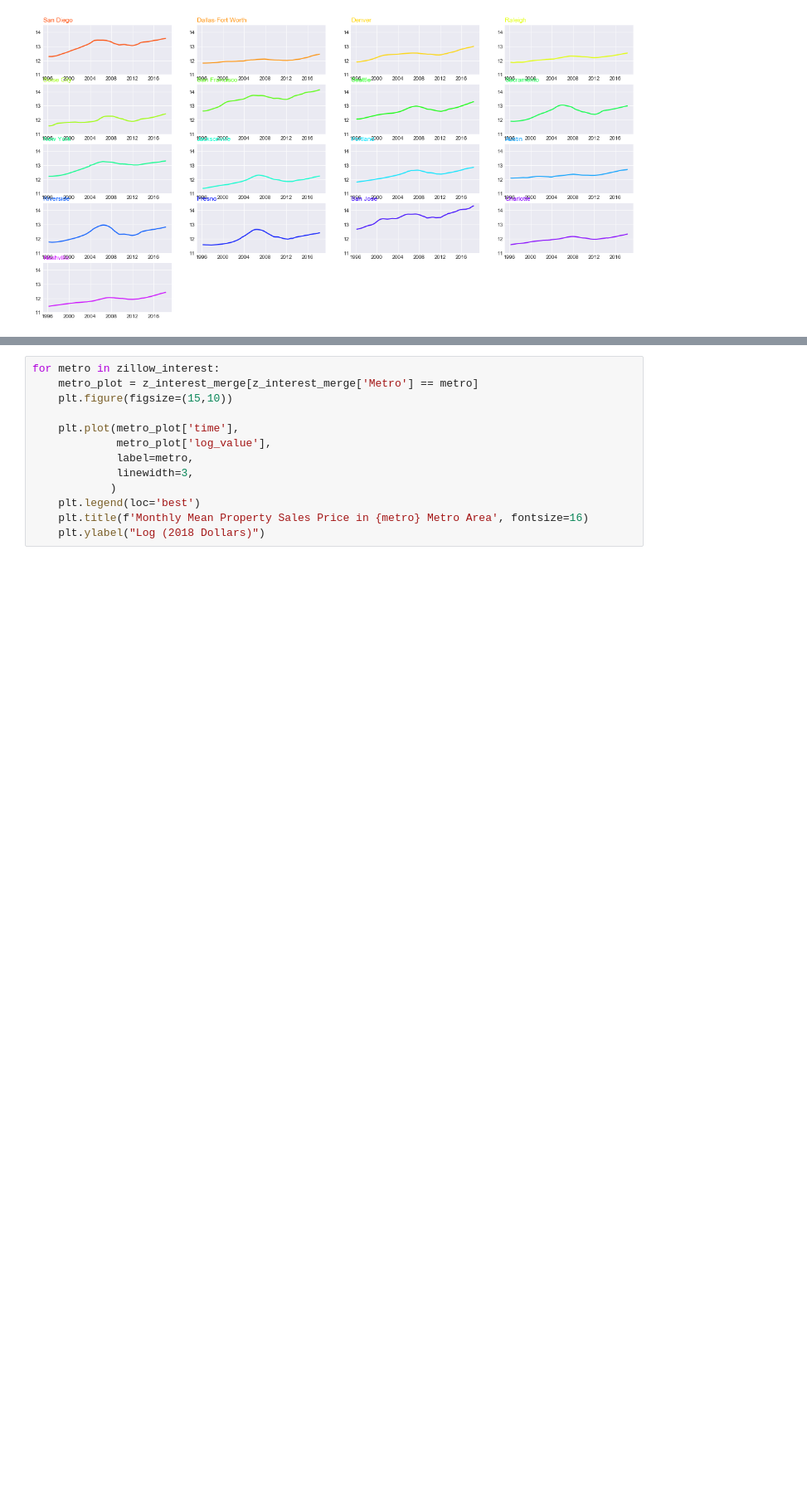
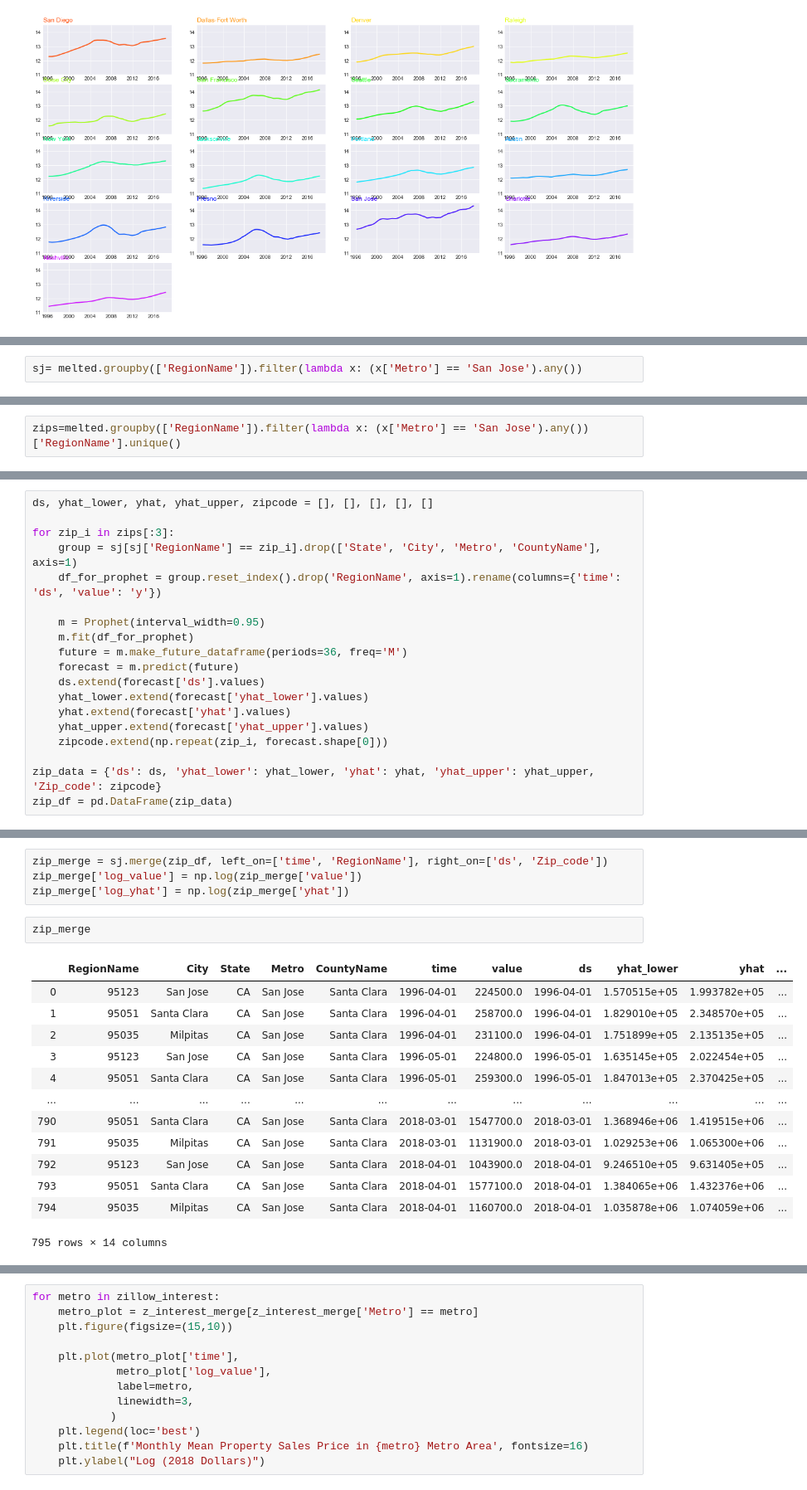
Before and after one commit to AaronWChen/time_series_zillow, a Jupyter notebook: python/EDA_aaron.ipynb, the cells around one changed output, grey strips where cells are left out. Shown: that part at 83% size. Saved outputs shown, nothing was run; the diff lists cells and outputs as text; blank space fills up the shorter version.

Commit message:
Futher working with FB Prophet

```diff
--- a/python/EDA_aaron.ipynb
+++ b/python/EDA_aaron.ipynb
@@ -352,0 +377,2 @@ for metro in zillow_interest:
+# %%
+sj= melted.groupby(['RegionName']).filter(lambda x: (x['Metro'] == 'San Jose').any())
@@ -352,0 +383,2 @@ for metro in zillow_interest:
+# %%
+zips=melted.groupby(['RegionName']).filter(lambda x: (x['Metro'] == 'San Jose').any())['RegionName'].unique()
@@ -352,0 +602,19 @@ for metro in zillow_interest:
+# %%
+ds, yhat_lower, yhat, yhat_upper, zipcode = [], [], [], [], []
+
+for zip_i in zips[:3]:
+    group = sj[sj['RegionName'] == zip_i].drop(['State', 'City', 'Metro', 'CountyName'], axis=1)
+    df_for_prophet = group.reset_index().drop('RegionName', axis=1).rename(columns={'time': 'ds', 'value': 'y'})
+
+    m = Prophet(interval_width=0.95)
+    m.fit(df_for_prophet)
+    future = m.make_future_dataframe(periods=36, freq='M')
+    forecast = m.predict(future)
+    ds.extend(forecast['ds'].values)
+    yhat_lower.extend(forecast['yhat_lower'].values)
+    yhat.extend(forecast['yhat'].values)
+    yhat_upper.extend(forecast['yhat_upper'].values)
+    zipcode.extend(np.repeat(zip_i, forecast.shape[0]))
+
+zip_data = {'ds': ds, 'yhat_lower': yhat_lower, 'yhat': yhat, 'yhat_upper': yhat_upper, 'Zip_code': zipcode}
+zip_df = pd.DataFrame(zip_data)
@@ -352,0 +644,20 @@ for metro in zillow_interest:
+# %%
+zip_merge = sj.merge(zip_df, left_on=['time', 'RegionName'], right_on=['ds', 'Zip_code'])
+zip_merge['log_value'] = np.log(zip_merge['value'])
+zip_merge['log_yhat'] = np.log(zip_merge['yhat'])
+# %%
+zip_merge
+# %% [output]
+|  | RegionName | City | State | Metro | CountyName | time | value | ds | yhat_lower | yhat | ... |
+| 0 | 95123 | San Jose | CA | San Jose | Santa Clara | 1996-04-01 | 224500.0 | 1996-04-01 | 1.570515e+05 | 1.993782e+05 | ... |
+| 1 | 95051 | Santa Clara | CA | San Jose | Santa Clara | 1996-04-01 | 258700.0 | 1996-04-01 | 1.829010e+05 | 2.348570e+05 | ... |
+| 2 | 95035 | Milpitas | CA | San Jose | Santa Clara | 1996-04-01 | 231100.0 | 1996-04-01 | 1.751899e+05 | 2.135135e+05 | ... |
+| 3 | 95123 | San Jose | CA | San Jose | Santa Clara | 1996-05-01 | 224800.0 | 1996-05-01 | 1.635145e+05 | 2.022454e+05 | ... |
+| 4 | 95051 | Santa Clara | CA | San Jose | Santa Clara | 1996-05-01 | 259300.0 | 1996-05-01 | 1.847013e+05 | 2.370425e+05 | ... |
+| ... | ... | ... | ... | ... | ... | ... | ... | ... | ... | ... | ... |
+| 790 | 95051 | Santa Clara | CA | San Jose | Santa Clara | 2018-03-01 | 1547700.0 | 2018-03-01 | 1.368946e+06 | 1.419515e+06 | ... |
+| 791 | 95035 | Milpitas | CA | San Jose | Santa Clara | 2018-03-01 | 1131900.0 | 2018-03-01 | 1.029253e+06 | 1.065300e+06 | ... |
+| 792 | 95123 | San Jose | CA | San Jose | Santa Clara | 2018-04-01 | 1043900.0 | 2018-04-01 | 9.246510e+05 | 9.631405e+05 | ... |
+| 793 | 95051 | Santa Clara | CA | San Jose | Santa Clara | 2018-04-01 | 1577100.0 | 2018-04-01 | 1.384065e+06 | 1.432376e+06 | ... |
+| 794 | 95035 | Milpitas | CA | San Jose | Santa Clara | 2018-04-01 | 1160700.0 | 2018-04-01 | 1.035878e+06 | 1.074059e+06 | ... |
+795 rows × 14 columns
```
Also changed, not shown: parts of 18 cells of this notebook, 2 other files.
